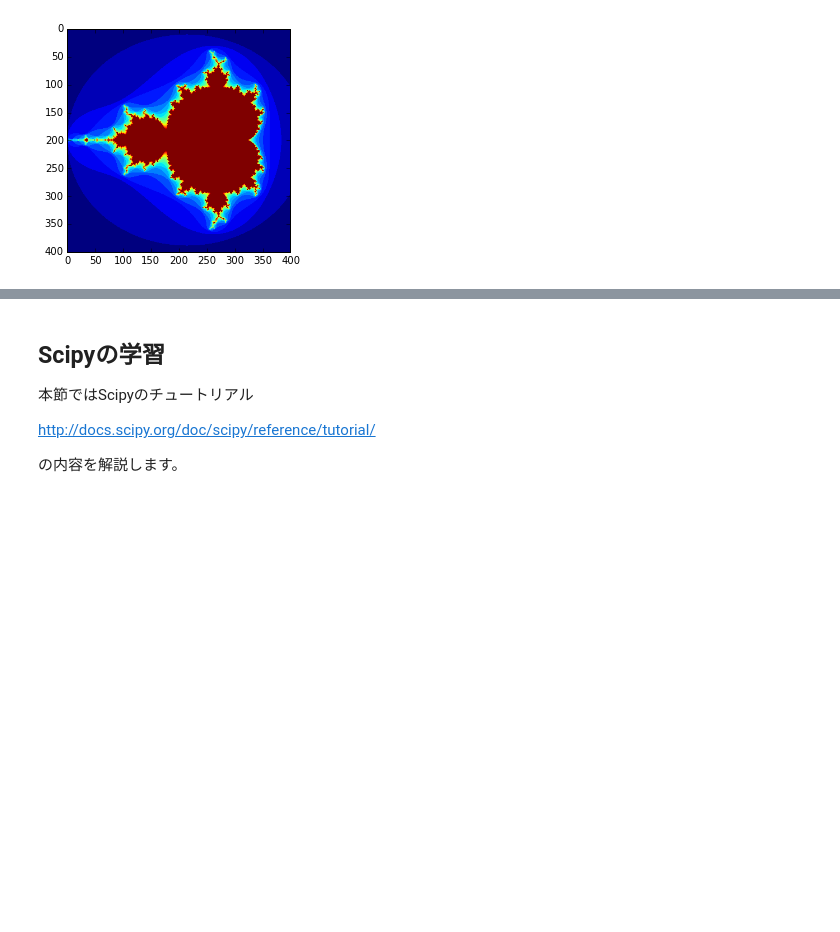
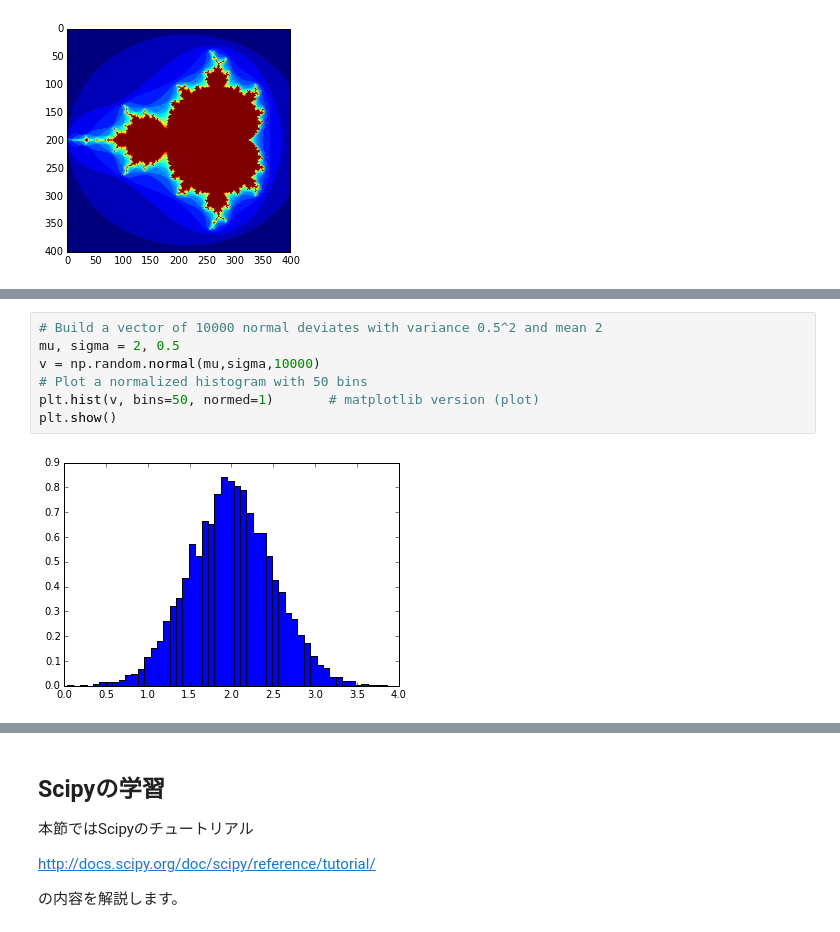
Before and after one commit to tkoyama010/Python_Study_for_FEM, a Jupyter notebook: Study01.ipynb, the cells around one changed output, grey strips where cells are left out. Cells and saved outputs as stored; diff of their text form; blank space fills up the shorter version.

```diff
--- a/Study01.ipynb
+++ b/Study01.ipynb
@@ -68,0 +475,9 @@ plt.show()
+# %%
+# Build a vector of 10000 normal deviates with variance 0.5^2 and mean 2
+mu, sigma = 2, 0.5
+v = np.random.normal(mu,sigma,10000)
+# Plot a normalized histogram with 50 bins
+plt.hist(v, bins=50, normed=1)       # matplotlib version (plot)
+plt.show()
+# %% [output]
+[figure, added]
```
Also changed, not shown: parts of 85 cells of this notebook.
